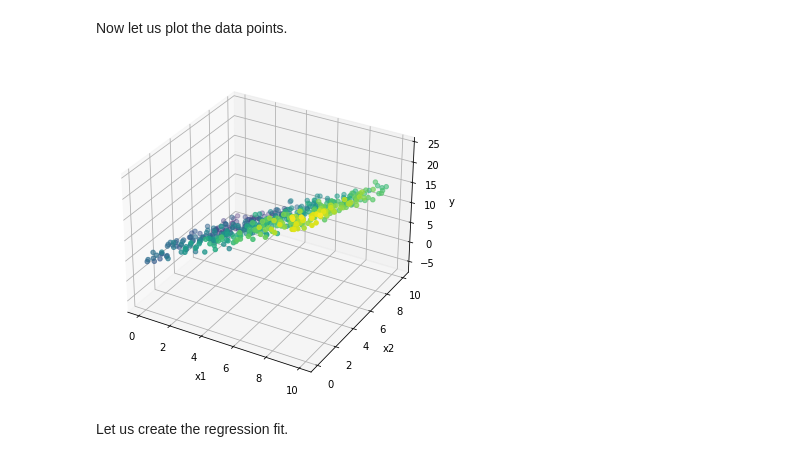
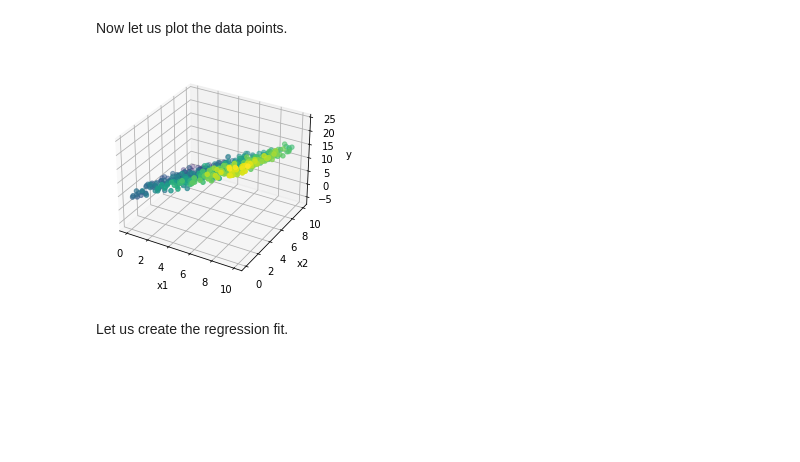
Before and after one commit to akhilkarra/python-lab, a Jupyter notebook: notebooks/PH526x/week5/week5_notes.ipynb, the cells around one changed output. Saved outputs shown, nothing was run; the diff lists cells and outputs as text; code cells hidden in the pictures; blank space fills up the shorter version.

```diff
--- a/notebooks/PH526x/week5/week5_notes.ipynb
+++ b/notebooks/PH526x/week5/week5_notes.ipynb
@@ -195,15 +195,15 @@ X = np.stack((x1, x2), axis=1)  # create the predictor matrix
 Now let us plot the data points.
 # %%
 from mpl_toolkits.mplot3d import Axes3D
-fig = plt.figure(figsize=(10, 6))
+fig = plt.figure()
 ax = fig.add_subplot(111, projection='3d')
 ax.scatter(X[:,0], X[:,1], y, c=y)
 ax.set_xlabel('x1')
 ax.set_ylabel('x2')
 ax.set_zlabel('y')
 plt.show()
 # %% [output]
-[figure, old version]
+[figure, new version]
 # %% [markdown]
 Let us create the regression fit.
 # %%
```
Also changed, not shown: parts of 7 cells of this notebook.
